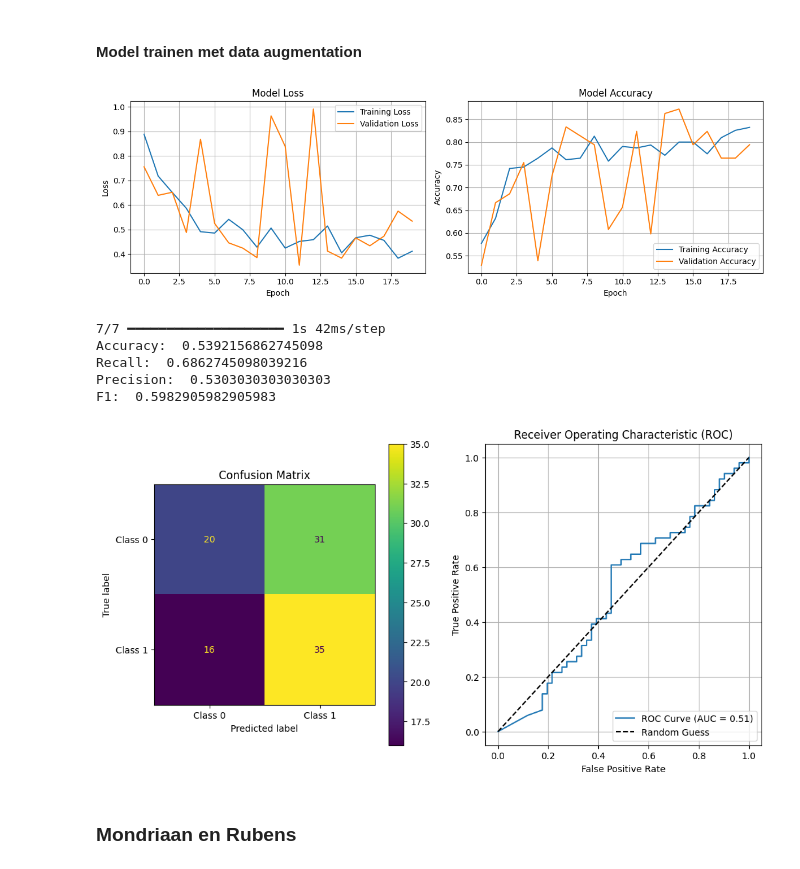
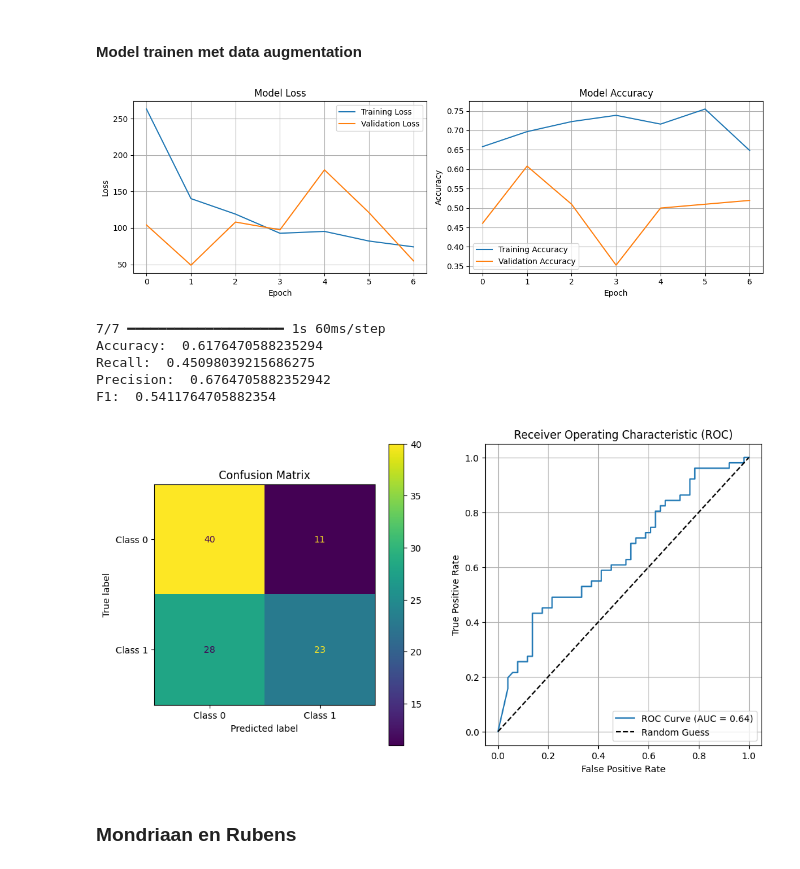
Before and after one commit to Tim-Mortier/Schilderijen-Classificatie, a Jupyter notebook: 4_Data_Sampling_Reshaping.ipynb, the cells around one changed output. Cells and saved outputs as stored; diff of their text form; code cells hidden in the pictures.

```diff
--- a/4_Data_Sampling_Reshaping.ipynb
+++ b/4_Data_Sampling_Reshaping.ipynb
@@ -46,20 +46,29 @@ def build_model(width, height, data_augmentation=None):
         model.add(data_augmentation)
 
     model.add(layers.Rescaling(1./255))
-    model.add(layers.Conv2D(32, 3, activation='relu'))
+    model.add(layers.Conv2D(32, 3, activation='relu', kernel_regularizer=keras.regularizers.l2(0.01)))
+    model.add(layers.BatchNormalization())
     model.add(layers.MaxPooling2D(pool_size=2))
-    model.add(layers.Conv2D(64, 3, activation='relu'))
+    model.add(layers.Dropout(0.5))
+
+    model.add(layers.Conv2D(64, 3, activation='relu', kernel_regularizer=keras.regularizers.l2(0.01)))
+    model.add(layers.BatchNormalization())
     model.add(layers.MaxPooling2D(pool_size=2))
-    model.add(layers.Conv2D(128, 3, activation='relu'))
+    model.add(layers.Dropout(0.5))
+
+    model.add(layers.Conv2D(128, 3, activation='relu', kernel_regularizer=keras.regularizers.l2(0.01)))
+    model.add(layers.BatchNormalization())
     model.add(layers.MaxPooling2D(pool_size=2))
-    model.add(layers.Conv2D(256, 3, activation='relu'))
-    model.add(layers.MaxPooling2D(pool_size=2))
-    model.add(layers.Conv2D(256, 3, activation='relu'))
+    model.add(layers.Dropout(0.5))
+
     model.add(layers.Flatten())
+    model.add(layers.Dense(256, activation='relu', kernel_regularizer=keras.regularizers.l2(0.01)))
+    model.add(layers.Dropout(0.5))
     model.add(layers.Dense(1, activation='sigmoid'))
 
     return model
 
+
 model = build_model(median_width, median_height)
 model.summary()
 # %% [output]
@@ -87,5 +96,5 @@ Model: "sequential"
 # %%
-def load_dataset(base_dir, painters, width, height, batch_size=16, interpolation="bilinear"):
+def load_dataset(base_dir, painters, width, height, batch_size=16, interpolation="bilinear", subset_fraction=1):
     train_dataset = image_dataset_from_directory(
         f'{base_dir}/train',
         labels='inferred',
@@ -113,6 +122,20 @@ def load_dataset(base_dir, painters, width, height, batch_size=16, interpolation
         batch_size=batch_size,
         interpolation=interpolation
     )
+
+    if subset_fraction != 1:
+        train_sample_count = len(list(train_dataset.unbatch()))
+        val_sample_count = len(list(validation_dataset.unbatch()))
+        test_sample_count = len(list(test_dataset.unbatch()))
+
+        train_subset_count = int(train_sample_count * subset_fraction)
+        val_subset_count = int(val_sample_count * subset_fraction)
+        test_subset_count = int(test_sample_count * subset_fraction)
+
+        train_dataset = train_dataset.unbatch().take(train_subset_count).batch(batch_size)
+        validation_dataset = validation_dataset.unbatch().take(val_subset_count).batch(batch_size)
+        test_dataset = test_dataset.unbatch().take(test_subset_count).batch(batch_size)
+
     return train_dataset, validation_dataset, test_dataset
 # %%
 def print_metrics(model, test):
@@ -240,21 +264,22 @@ F1:  0.4418604651162791
 # %% [markdown]
 #### Model trainen met data augmentation
 # %%
-callbacks = [keras.callbacks.ModelCheckpoint(filepath="model_undersampled_data_augmentation.keras", save_best_only=True, monitor="val_loss"), DynamicMetricsPlotCallback()]
+callbacks = [ModelCheckpoint(filepath="model_undersampled_data_augmentation.keras", save_best_only=True, monitor="val_loss"), DynamicMetricsPlotCallback()
+            ,EarlyStopping(monitor='val_loss', patience=5, restore_best_weights=True)]
 model = build_model(median_width, median_height, data_augmentation)
 model.compile(optimizer="rmsprop", loss="binary_crossentropy", metrics=["accuracy"])
-history = model.fit(train, epochs=20, validation_data=val, callbacks=callbacks, verbose=0)
+history = model.fit(train, epochs=50, validation_data=val, callbacks=callbacks, verbose=0)
 # %% [output]
-[figure, old version]
+[figure, new version]
 # %%
 print_metrics(model, test)
 # %% [output]
-7/7 ━━━━━━━━━━━━━━━━━━━━ 1s 42ms/step
-Accuracy:  0.5392156862745098
-Recall:  0.6862745098039216
-Precision:  0.5303030303030303
-F1:  0.5982905982905983
+7/7 ━━━━━━━━━━━━━━━━━━━━ 1s 60ms/step
+Accuracy:  0.6176470588235294
+Recall:  0.45098039215686275
+Precision:  0.6764705882352942
+F1:  0.5411764705882354
-[figure, old version]
+[figure, new version]
 # %% [markdown]
 ### Mondriaan en Rubens
 # %%
```
Also changed, not shown: parts of 37 cells of this notebook.
